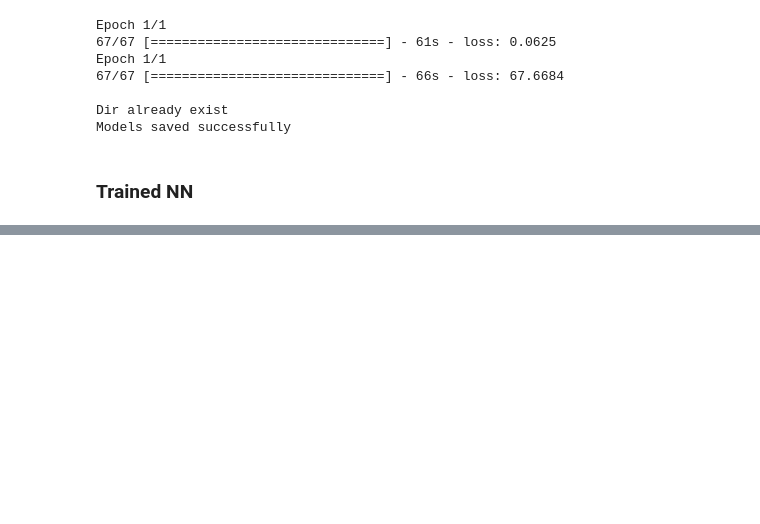
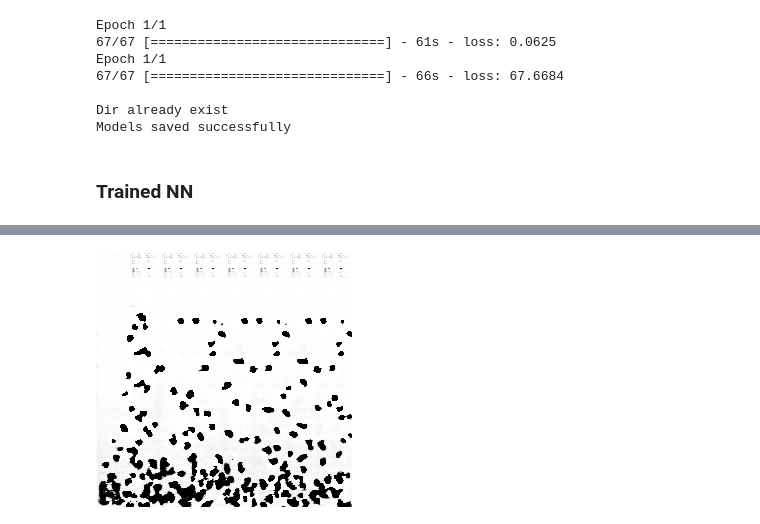
Before and after one commit to astromid/diploma-texture-synthesis, a Jupyter notebook: code/sand_gan.ipynb, the cells around one changed output, grey strips where cells are left out. Cells and saved outputs as stored; diff of their text form; code cells hidden in the pictures; blank space fills up the shorter version.

```diff
--- a/code/sand_gan.ipynb
+++ b/code/sand_gan.ipynb
@@ -73,0 +93,9 @@ gen[0]
+# %%
+tensor1 = tensor[1]
+tensor2 = tensor[2]
+# %%
+tensor1_rsh = tensor1.reshape(256, 256)
+tensor2_rsh = tensor2.reshape(256, 256)
+# %%
+sample1 = (127.5 * tensor1_rsh + 127.5).astype('uint8')
+sample2 = (127.5 * tensor2_rsh + 127.5).astype('uint8')
@@ -73,0 +122,7 @@ gen[0]
+# %%
+from PIL import Image
+image = Image.fromarray(sample1, mode='L')
+# %%
+image
+# %% [output]
+[figure, added]
```
Also changed, not shown: parts of 16 cells of this notebook, 46 other files.
